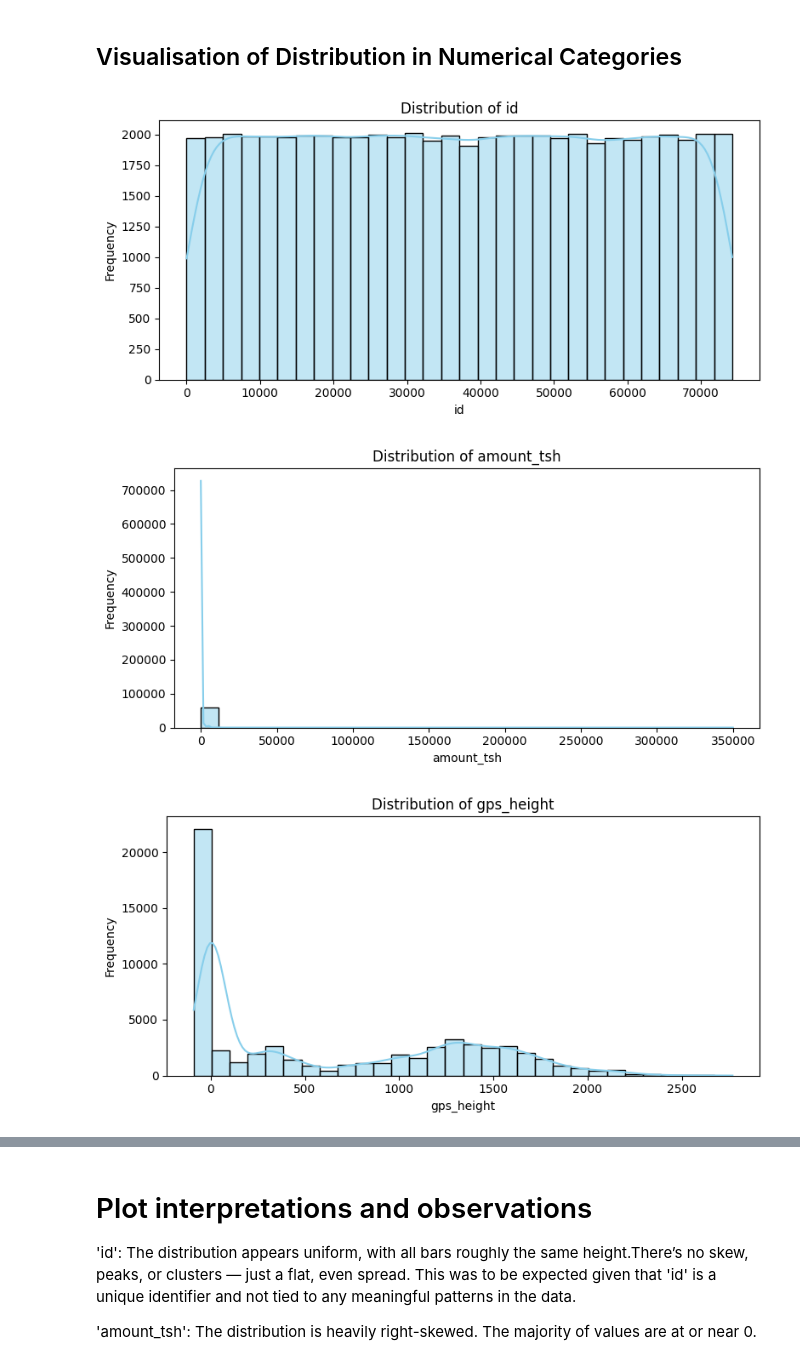
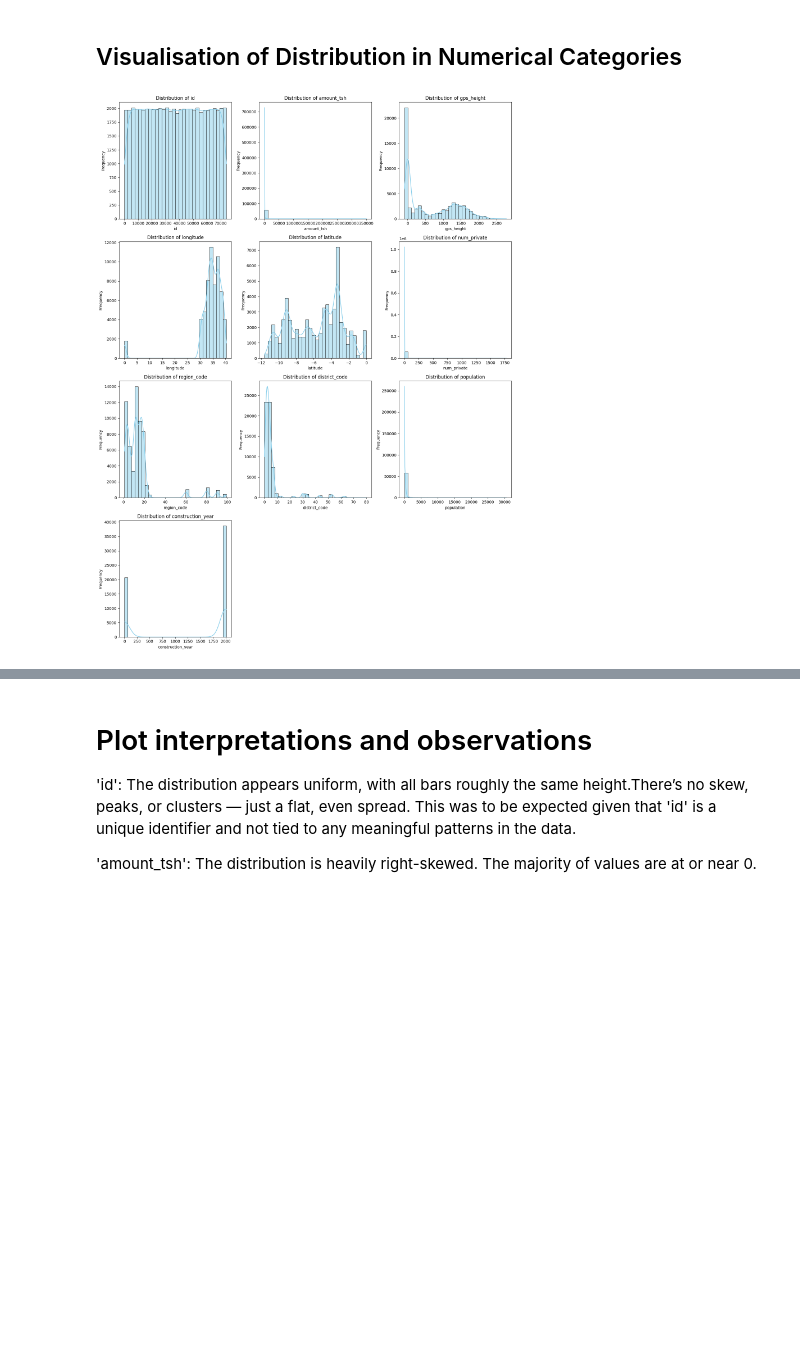
Before and after one commit to fsmariam/HydroLogic, a Jupyter notebook: notebooks/initial_exploration_zubi.ipynb, the cells around one changed output, grey strips where cells are left out. Cells and saved outputs as stored; diff of their text form; code cells hidden in the pictures; blank space fills up the shorter version.

```diff
--- a/notebooks/initial_exploration_zubi.ipynb
+++ b/notebooks/initial_exploration_zubi.ipynb
@@ -520,18 +528,19 @@ Name: count, dtype: int64
 # %% [markdown]
 ## Visualisation of Distribution in Numerical Categories
 # %%
-numerical_columns = df_train.select_dtypes(include=['number']).columns
+n_cols = 3
+n_rows = int(np.ceil(len(numerical_columns) / n_cols))
 
+plt.figure(figsize=(15, 5 * n_rows))
 
-for col in numerical_columns:
-    plt.figure(figsize=(8, 4))
+for i, col in enumerate(numerical_columns, 1):
+    plt.subplot(n_rows, n_cols, i)
     sns.histplot(df_train[col], kde=True, bins=30, color='skyblue')
     plt.title(f'Distribution of {col}')
     plt.xlabel(col)
     plt.ylabel('Frequency')
-    plt.tight_layout()
-    plt.show()
+
+plt.tight_layout()
+plt.show()
 # %% [output]
-[figure, old version]
+[figure, new version]
-[figure, removed]
-[figure, removed]
```
Also changed, not shown: parts of 18 cells of this notebook, 1 other file.
